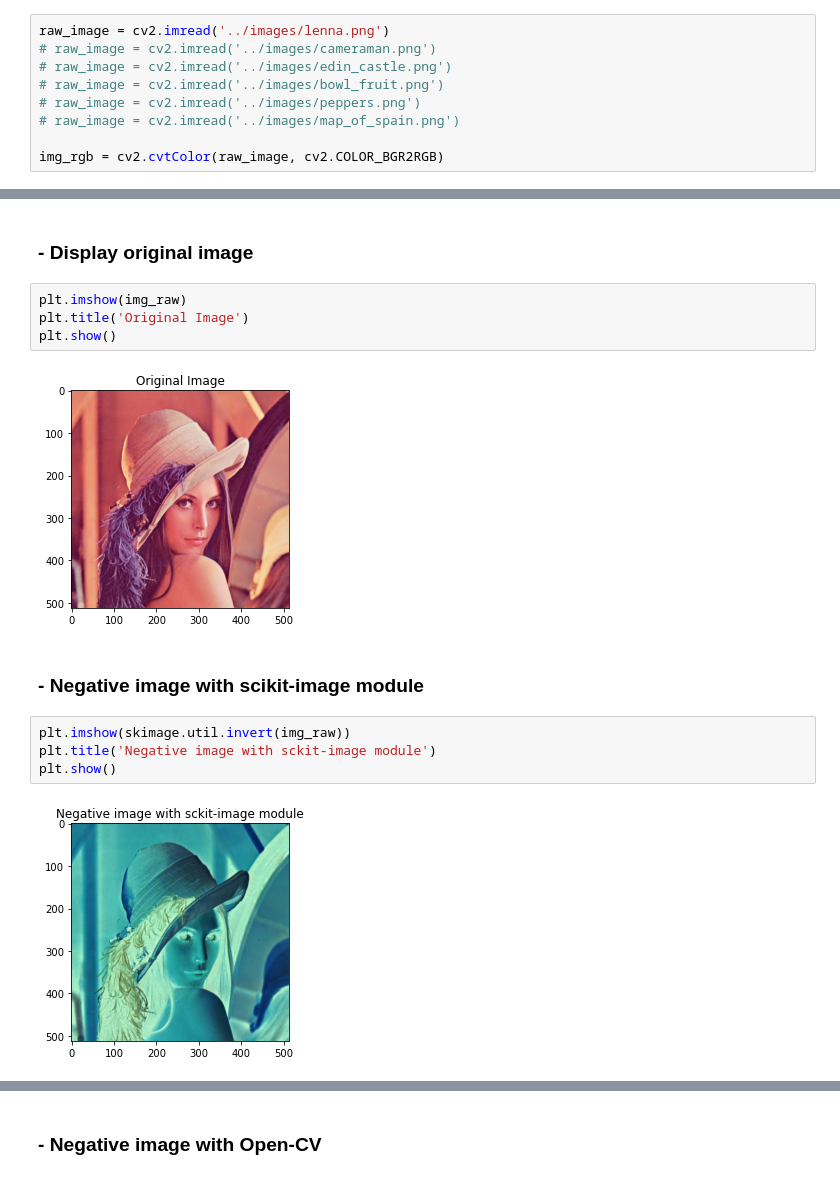
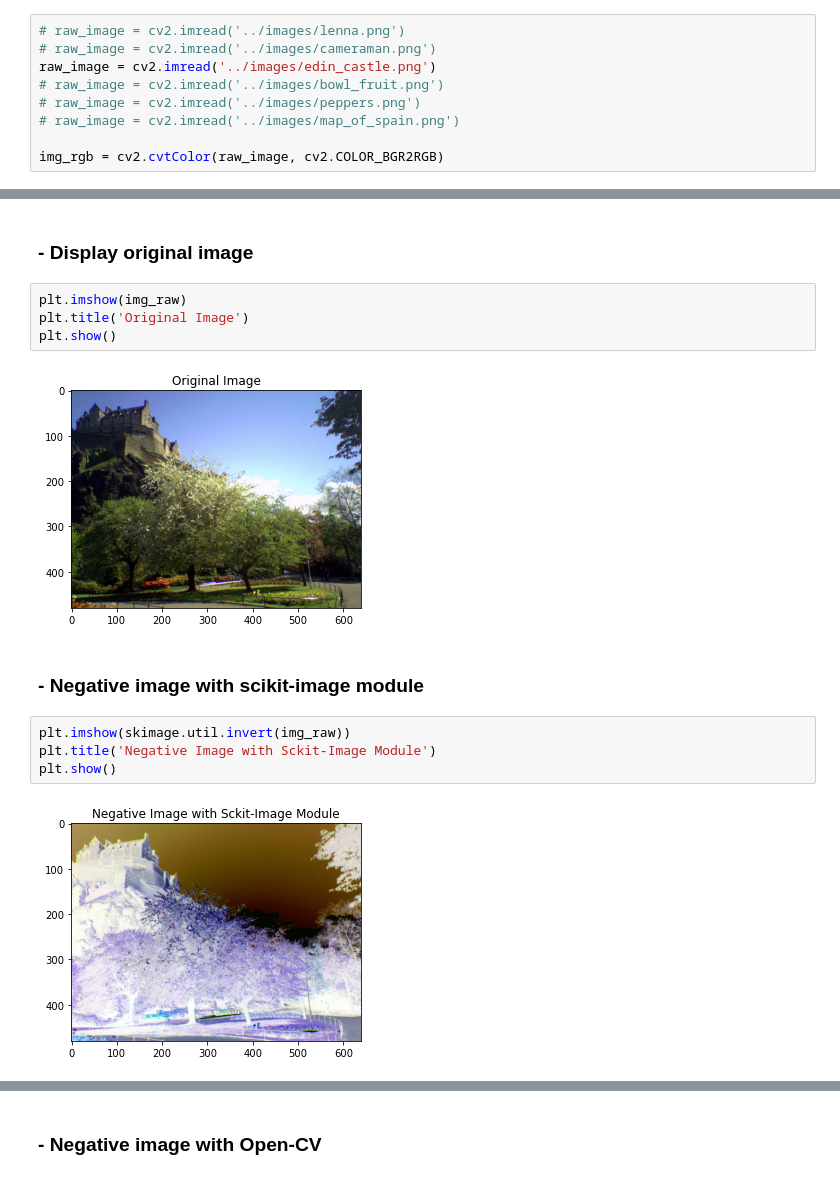
Before and after one commit to Pengolahan-Citra/Tugas-Basic-Operation, a Jupyter notebook: notebooks/negative-images.ipynb, the cells around one changed output, grey strips where cells are left out. Cells and saved outputs as stored; diff of their text form.

```diff
--- a/notebooks/negative-images.ipynb
+++ b/notebooks/negative-images.ipynb
@@ -8,9 +11,9 @@ import matplotlib.pyplot as plt
 ***
 # Initialize and load original image
 # %%
-raw_image = cv2.imread('../images/lenna.png')
+# raw_image = cv2.imread('../images/lenna.png')
 # raw_image = cv2.imread('../images/cameraman.png')
-# raw_image = cv2.imread('../images/edin_castle.png')
+raw_image = cv2.imread('../images/edin_castle.png')
 # raw_image = cv2.imread('../images/bowl_fruit.png')
 # raw_image = cv2.imread('../images/peppers.png')
 # raw_image = cv2.imread('../images/map_of_spain.png')
@@ -175,15 +185,15 @@ plt.imshow(img_raw)
 plt.title('Original Image')
 plt.show()
 # %% [output]
-[figure, old version]
+[figure, new version]
 # %% [markdown]
 ### - Negative image with scikit-image module
 # %%
 plt.imshow(skimage.util.invert(img_raw))
-plt.title('Negative image with sckit-image module')
+plt.title('Negative Image with Sckit-Image Module')
 plt.show()
 # %% [output]
-[figure, old version]
+[figure, new version]
 # %%
 color = ('r', 'g', 'b')
 
```
Also changed, not shown: parts of 18 cells of this notebook, 2 other files.
